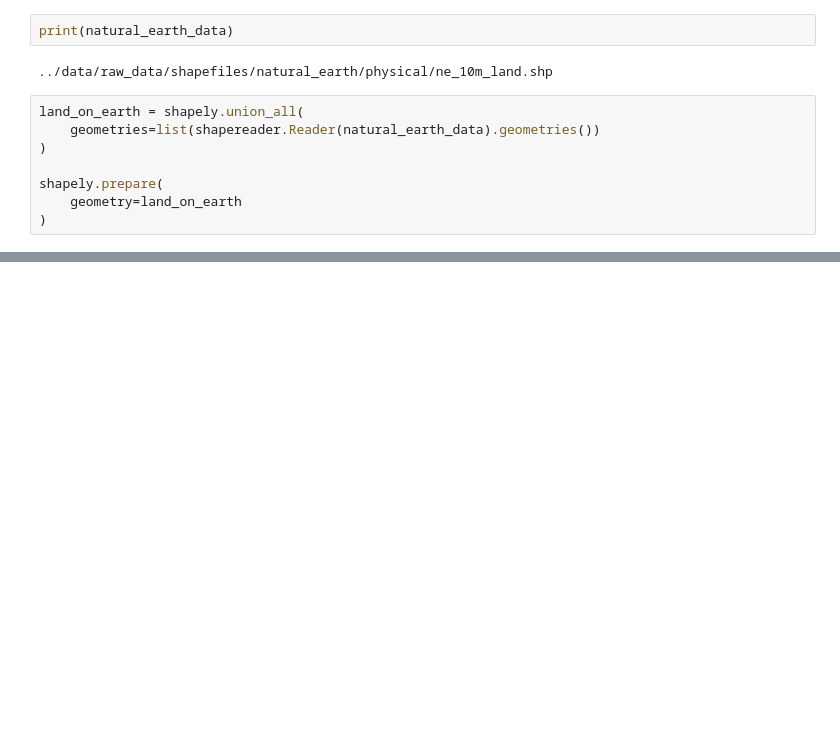
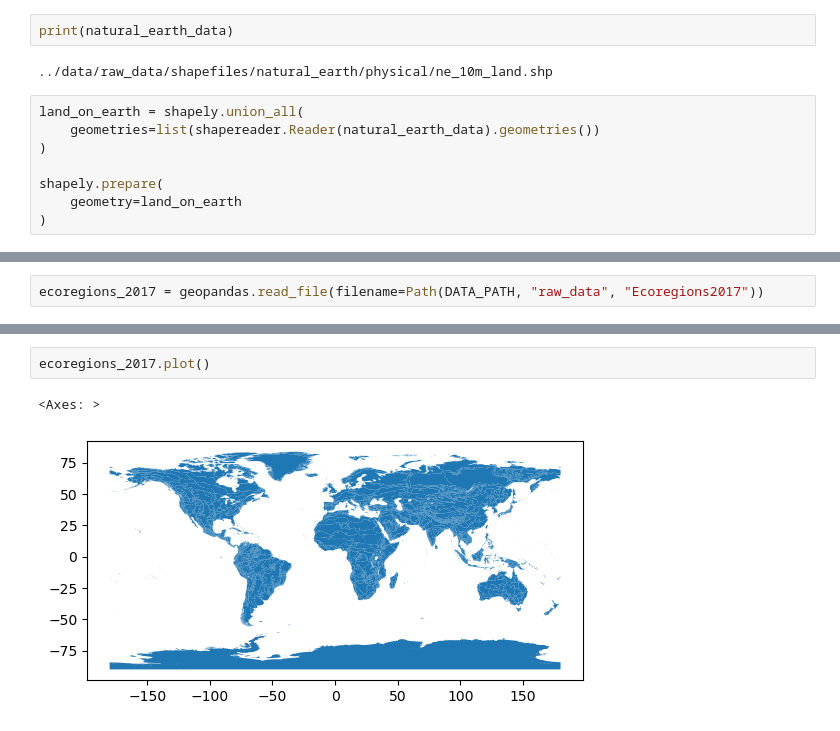
Before and after one commit to iamgiddyaboutgit-schoolwork/doe_group_project, a Jupyter notebook: src/great_circle_distances.ipynb, the cells around one changed output, grey strips where cells are left out. Drawn from its saved outputs; the diff is of its cells as text; blank space fills up the shorter version.

```diff
--- a/src/great_circle_distances.ipynb
+++ b/src/great_circle_distances.ipynb
@@ -113,2 +180,4 @@ land_on_earth.contains(shapely.geometry.Point(31.144318, -78.837661))
 # %% [output]
 True
+# %%
+ecoregions_2017 = geopandas.read_file(filename=Path(DATA_PATH, "raw_data", "Ecoregions2017"))
@@ -114,0 +200,5 @@ True
+# %%
+ecoregions_2017.plot()
+# %% [output]
+<Axes: >
+[figure, added]
```
Also changed, not shown: parts of 15 cells of this notebook.
